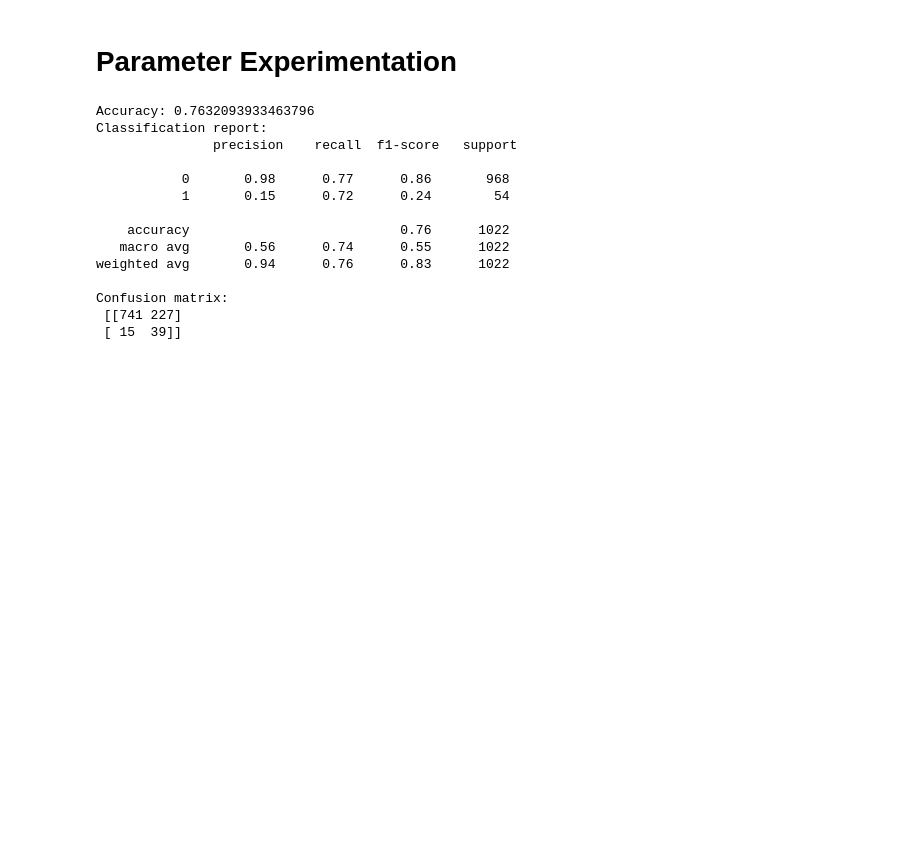
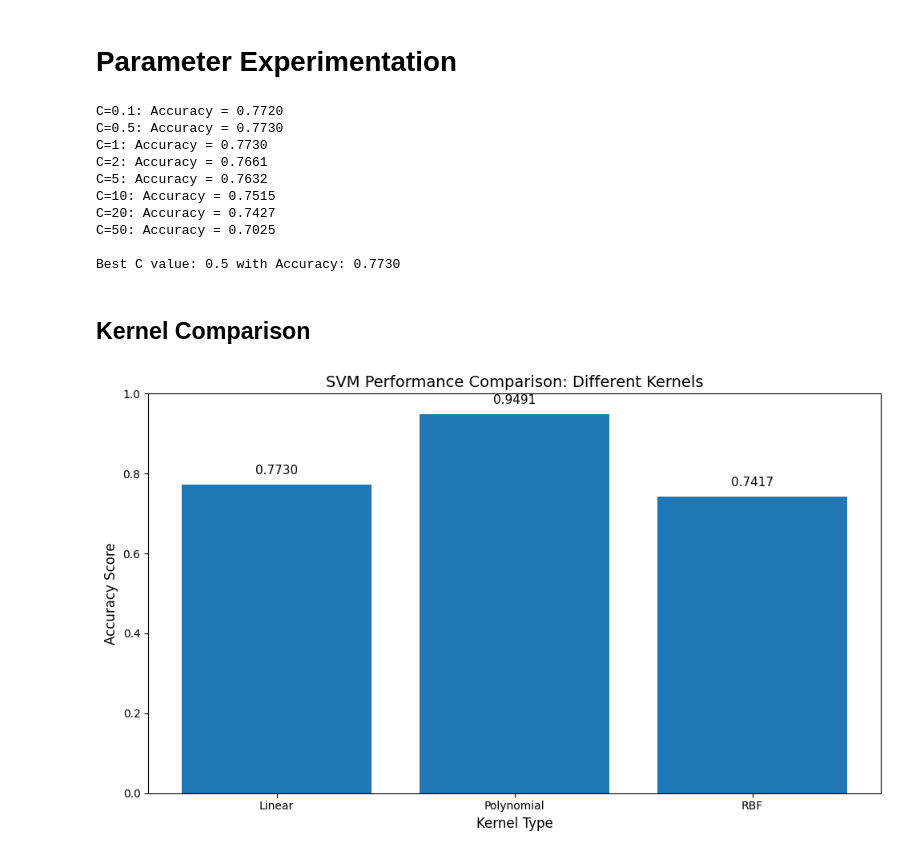
Before and after one commit to artjom2281337/predictive-1, a Jupyter notebook: svm.ipynb, the cells around one changed output. Saved outputs shown, nothing was run; the diff lists cells and outputs as text; code cells hidden in the pictures; blank space fills up the shorter version.

Commit message:
rbf and multiple kernel comparison

```diff
--- a/svm.ipynb
+++ b/svm.ipynb
@@ -204,0 +207,8 @@ Pipeline(steps=[('polynomialfeatures', PolynomialFeatures(degree=3)),
+# %%
+svm_rbf = SVC(kernel='rbf', C=1, class_weight='balanced', random_state=42)
+svm_rbf.fit(data_train, target_train)
+pred_rbf = svm_rbf.predict(data_test)
+
+print("RBF Kernel Accuracy:", accuracy_score(target_test, pred_rbf))
+print("Classification report:\n", classification_report(target_test, pred_rbf))
+print("Confusion matrix:\n", confusion_matrix(target_test, pred_rbf))
@@ -228,26 +253,49 @@ Confusion matrix:
 # %% [markdown]
 # Parameter Experimentation
 # %%
-svm_clf2 = SVC(kernel='linear', C=5, class_weight='balanced')
-svm_clf2.fit(data_train, target_train)
+c_values = [0.1, 0.5, 1, 2, 5, 10, 20, 50]
+results = []
 
-target_pred = svm_clf2.predict(data_test)
+for c_param in c_values:
+    svm_test = SVC(kernel='linear', C=c_param, class_weight='balanced', random_state=42)
+    svm_test.fit(data_train, target_train)
+    pred_test = svm_test.predict(data_test)
+    acc = accuracy_score(target_test, pred_test)
+    results.append({'C': c_param, 'Accuracy': acc})
+    print(f"C={c_param}: Accuracy = {acc:.4f}")
 
-print("Accuracy:", accuracy_score(target_test, target_pred))
-print("Classification report:\n", classification_report(target_test, target_pred))
-print("Confusion matrix:\n", confusion_matrix(target_test, target_pred))
+best_result = max(results, key=lambda x: x['Accuracy'])
+print(f"\nBest C value: {best_result['C']} with Accuracy: {best_result['Accuracy']:.4f}")
 # %% [output]
-Accuracy: 0.7632093933463796
-Classification report:
-               precision    recall  f1-score   support
+C=0.1: Accuracy = 0.7720
+C=0.5: Accuracy = 0.7730
+C=1: Accuracy = 0.7730
+C=2: Accuracy = 0.7661
+C=5: Accuracy = 0.7632
+C=10: Accuracy = 0.7515
+C=20: Accuracy = 0.7427
+C=50: Accuracy = 0.7025
 
-           0       0.98      0.77      0.86       968
-           1       0.15      0.72      0.24        54
-
-    accuracy                           0.76      1022
-   macro avg       0.56      0.74      0.55      1022
-weighted avg       0.94      0.76      0.83      1022
-
-Confusion matrix:
- [[741 227]
- [ 15  39]]
+Best C value: 0.5 with Accuracy: 0.7730
+# %% [markdown]
+## Kernel Comparison
+# %%
+kernels = ['Linear', 'Polynomial', 'RBF']
+accuracies = [
+    accuracy_score(target_test, target_pred),
+    accuracy_score(target_test, poly_pr),
+    accuracy_score(target_test, pred_rbf)
+]
+
+plt.figure(figsize=(10, 6))
+plt.bar(kernels, accuracies)
+plt.ylabel('Accuracy Score', fontsize=12)
+plt.xlabel('Kernel Type', fontsize=12)
+plt.title('SVM Performance Comparison: Different Kernels', fontsize=14)
+plt.ylim([0, 1])
+for i, v in enumerate(accuracies):
+    plt.text(i, v + 0.02, f'{v:.4f}', ha='center', va='bottom', fontsize=11)
+plt.tight_layout()
+plt.show()
+# %% [output]
+[figure, added]
```
Also changed, not shown: parts of 4 cells of this notebook.
